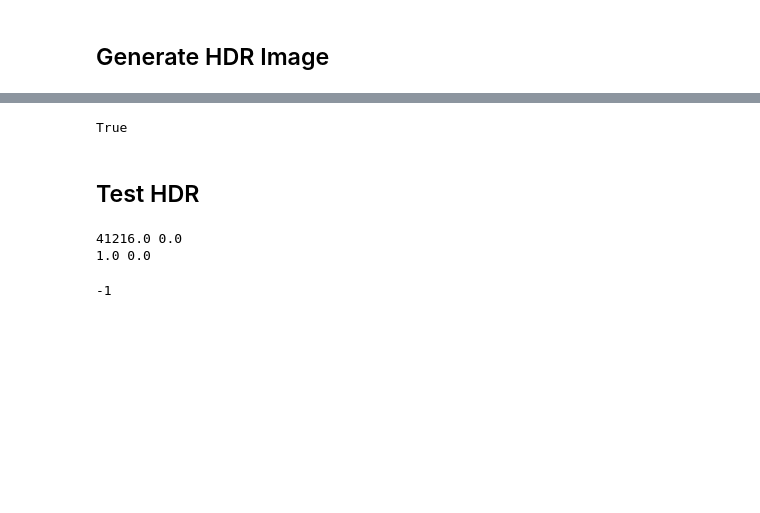
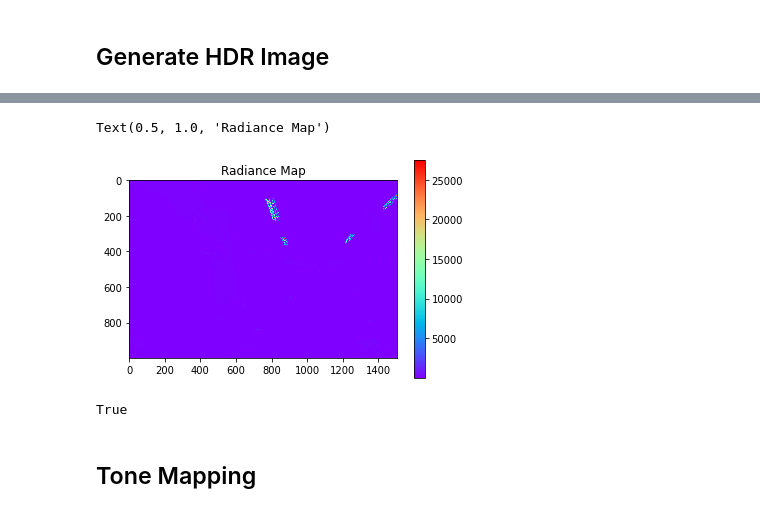
Before and after one commit to Kim9878/VFX-Project-1-HDR-Imaging, a Jupyter notebook: hdr.ipynb, the cells around one changed output, grey strips where cells are left out. Drawn from its saved outputs; the diff is of its cells as text; code cells hidden in the pictures; blank space fills up the shorter version.

Commit message:
update tone mapping

```diff
--- a/hdr.ipynb
+++ b/hdr.ipynb
@@ -158,18 +157,15 @@ E = np.exp(E)
+# %%
+plt.imshow(E[:, :, 0], origin="lower", cmap='rainbow', interpolation='nearest')
+# plt.clim(np.min(E[:, :, 0]), 1000)
+plt.gca().invert_yaxis()
+plt.colorbar()
+plt.title("Radiance Map")
+# %% [output]
+Text(0.5, 1.0, 'Radiance Map')
+[figure, added]
 # %%
 cv2.imwrite('./output/1.hdr', E)
 # %% [output]
 True
-# %% [markdown]
-## Test HDR
-# %%
-hdr = cv2.imread('./HDR-master/test_image/1/result/result.hdr', flags = cv2.IMREAD_ANYDEPTH)
-print(np.max(hdr), np.min(hdr))
-
-hdr1 = cv2.imread('./output/1.hdr', flags = cv2.IMREAD_ANYDEPTH)
-print(np.max(hdr1), np.min(hdr1))
-cv2.imshow('hdr', hdr1)
-cv2.waitKey(0)
-# %% [output]
-41216.0 0.0
-1.0 0.0
--1
+# %% [markdown]
+## Tone Mapping
```
Also changed, not shown: parts of 14 cells of this notebook.
